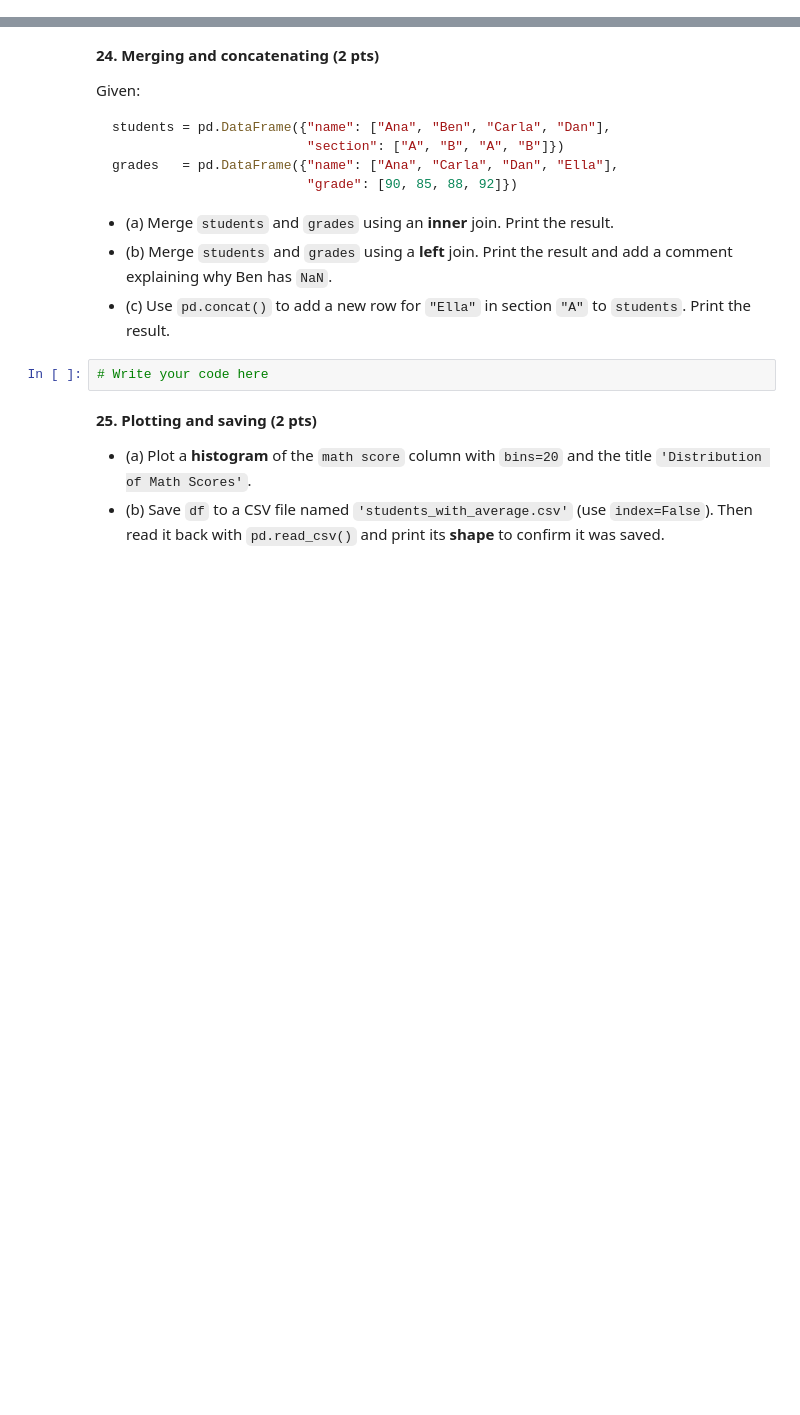
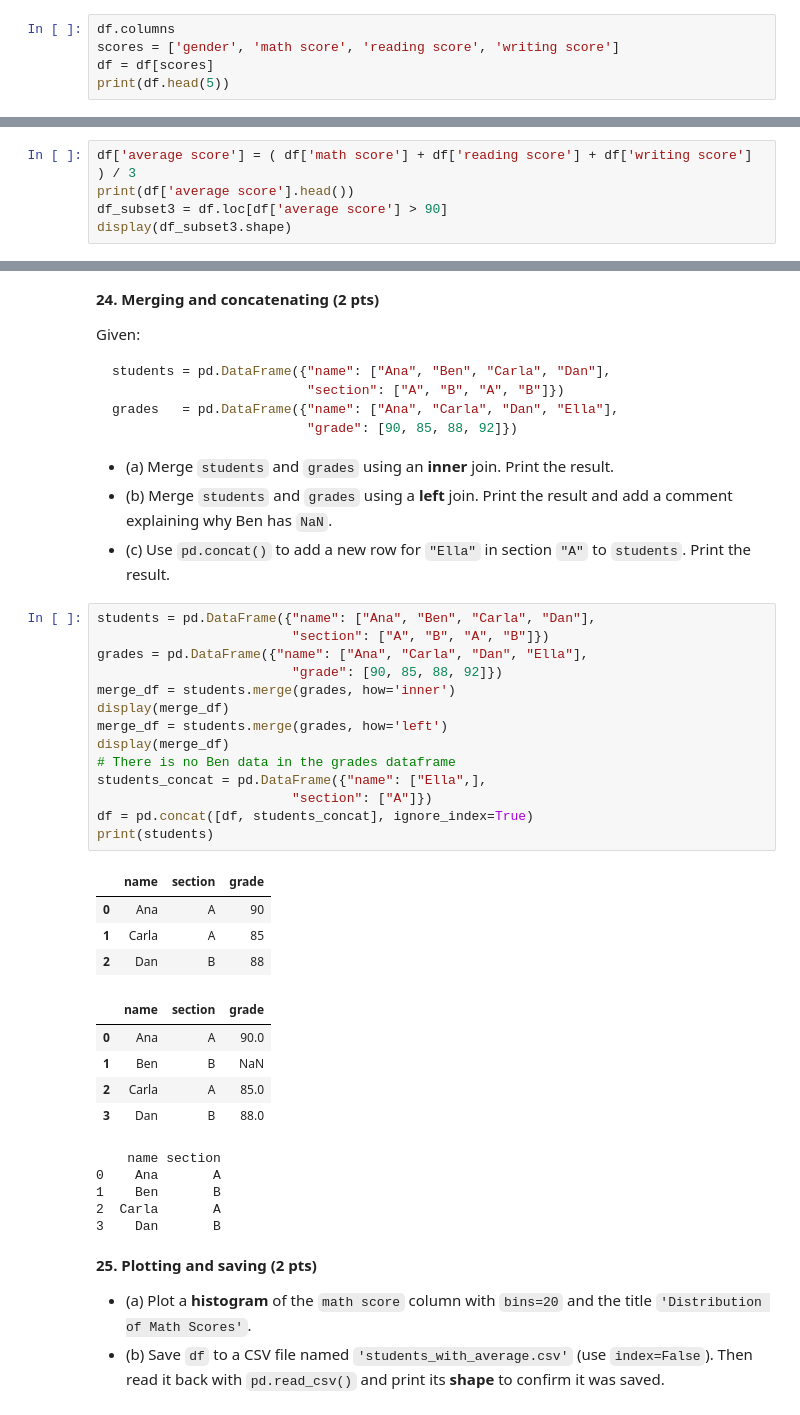
Before and after one commit to jp-dotosme/CCDATSCL-COM231ML-Dotosme, a Jupyter notebook: Exercise_2_DOTOSME_COM231ML.ipynb, the cells around one changed output, grey strips where cells are left out. Drawn from its saved outputs; the diff is of its cells as text; blank space fills up the shorter version.

```diff
--- a/Exercise_2_DOTOSME_COM231ML.ipynb
+++ b/Exercise_2_DOTOSME_COM231ML.ipynb
@@ -259,0 +486,5 @@ Print the first 5 rows of `scores`.
+# %%
+df.columns
+scores = ['gender', 'math score', 'reading score', 'writing score']
+df = df[scores]
+print(df.head(5))
@@ -302,0 +596,5 @@ Using `enrollees` from Item 21:
+# %%
+df['average score'] = ( df['math score'] + df['reading score'] + df['writing score'] ) / 3
+print(df['average score'].head())
+df_subset3 = df.loc[df['average score'] > 90]
+display(df_subset3.shape)
@@ -313,8 +619,35 @@ grades   = pd.DataFrame({"name": ["Ana", "Carla", "Dan", "Ella"],
 - (a) Merge `students` and `grades` using an **inner** join. Print the result.
 - (b) Merge `students` and `grades` using a **left** join. Print the result and add a comment explaining why Ben has `NaN`.
 - (c) Use `pd.concat()` to add a new row for `"Ella"` in section `"A"` to `students`. Print the result.
-# %%
-# Write your code here
+# %%
+students = pd.DataFrame({"name": ["Ana", "Ben", "Carla", "Dan"],
+                         "section": ["A", "B", "A", "B"]})
+grades = pd.DataFrame({"name": ["Ana", "Carla", "Dan", "Ella"],
+                         "grade": [90, 85, 88, 92]})
+merge_df = students.merge(grades, how='inner')
+display(merge_df)
+merge_df = students.merge(grades, how='left')
+display(merge_df)
+# There is no Ben data in the grades dataframe
+students_concat = pd.DataFrame({"name": ["Ella",],
+                         "section": ["A"]})
+df = pd.concat([df, students_concat], ignore_index=True)
+print(students)
+# %% [output]
+|  | name | section | grade |
+| 0 | Ana | A | 90 |
+| 1 | Carla | A | 85 |
+| 2 | Dan | B | 88 |
+|  | name | section | grade |
+| 0 | Ana | A | 90.0 |
+| 1 | Ben | B | NaN |
+| 2 | Carla | A | 85.0 |
+| 3 | Dan | B | 88.0 |
+    name section
+0    Ana       A
+1    Ben       B
+2  Carla       A
+3    Dan       B
 # %% [markdown]
 **25. Plotting and saving (2 pts)**
 
```
Also changed, not shown: parts of 45 cells of this notebook.
